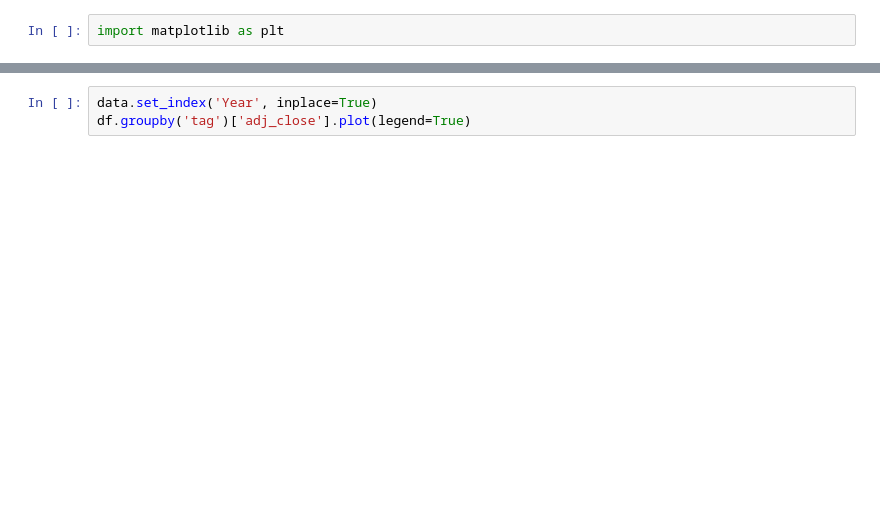
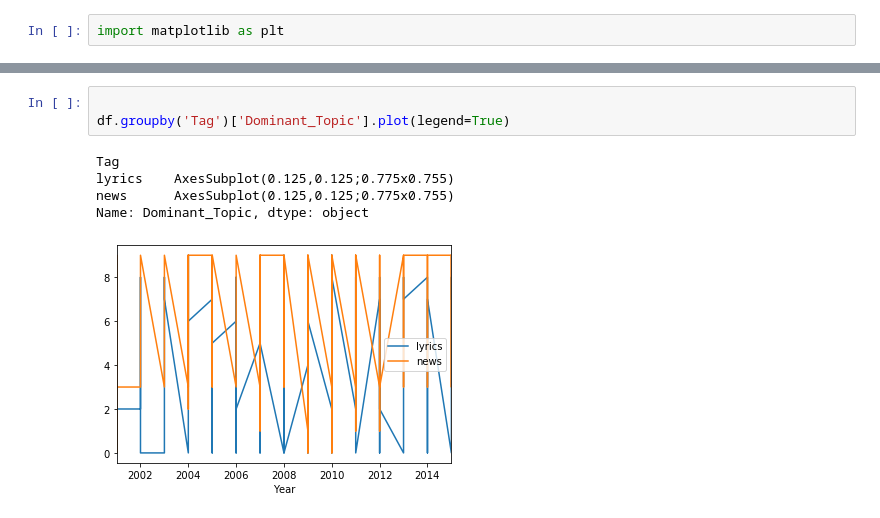
Before and after one commit to Yuerong2/final_projects, a Jupyter notebook: LDA_topic_analysis.ipynb, the cells around one changed output, grey strips where cells are left out. Saved outputs shown, nothing was run; the diff lists cells and outputs as text; blank space fills up the shorter version.

```diff
--- a/LDA_topic_analysis.ipynb
+++ b/LDA_topic_analysis.ipynb
@@ -121,3 +31,9 @@ AttributeError: module 'matplotlib' has no attribute 'show'
 # %%
-data.set_index('Year', inplace=True)
-df.groupby('tag')['adj_close'].plot(legend=True)
+
+df.groupby('Tag')['Dominant_Topic'].plot(legend=True)
+# %% [output]
+Tag
+lyrics    AxesSubplot(0.125,0.125;0.775x0.755)
+news      AxesSubplot(0.125,0.125;0.775x0.755)
+Name: Dominant_Topic, dtype: object
+[figure, added]
```
Also changed, not shown: parts of 24 cells of this notebook, 9 other files.
